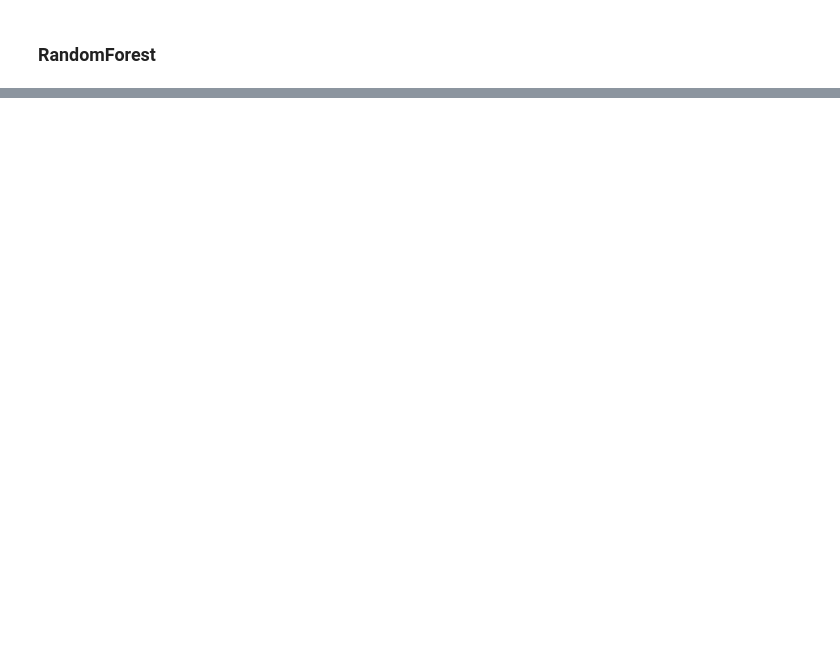
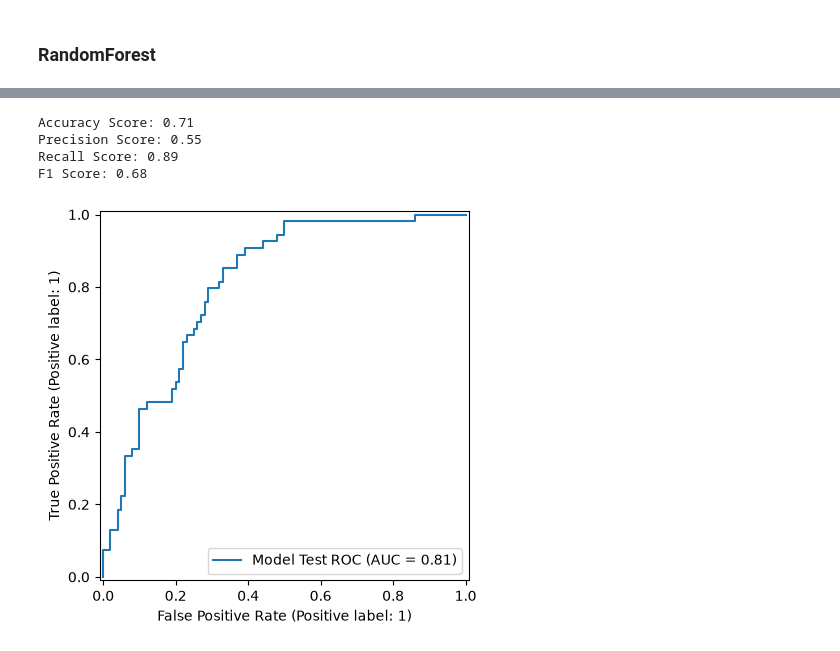
Before and after one commit to abdulazeemsodimu/diabetes_prediction, a Jupyter notebook: notebooks/modelling v2.ipynb, the cells around one changed output, grey strips where cells are left out. Cells and saved outputs as stored; diff of their text form; code cells hidden in the pictures; blank space fills up the shorter version.

Commit message:
Final Predictions

```diff
--- a/notebooks/modelling v2.ipynb
+++ b/notebooks/modelling v2.ipynb
@@ -655,0 +711,4 @@ Using threshold values of 0.2, 0.3 and 0.4, Logistic Regression had the highest
+# %%
+model = lr_grsearch.best_estimator_
+# %%
+model.fit(X_train, y_train)
@@ -655,0 +733,3 @@ Using threshold values of 0.2, 0.3 and 0.4, Logistic Regression had the highest
+# %%
+y_test_proba = model.predict_proba(X_test)[:, 1]
+y_test_pred = (y_test_proba >= 0.36000000000000004).astype(int)
@@ -655,0 +748,11 @@ Using threshold values of 0.2, 0.3 and 0.4, Logistic Regression had the highest
+# %%
+eval(y_test, y_test_pred)
+# %% [output]
+Accuracy Score: 0.71
+Precision Score: 0.55
+Recall Score: 0.89
+F1 Score: 0.68
+# %%
+RocCurveDisplay.from_predictions(y_test, y_test_proba, name='Model Test ROC');
+# %% [output]
+[figure, added]
```
Also changed, not shown: parts of 33 cells of this notebook, 1 other file.
